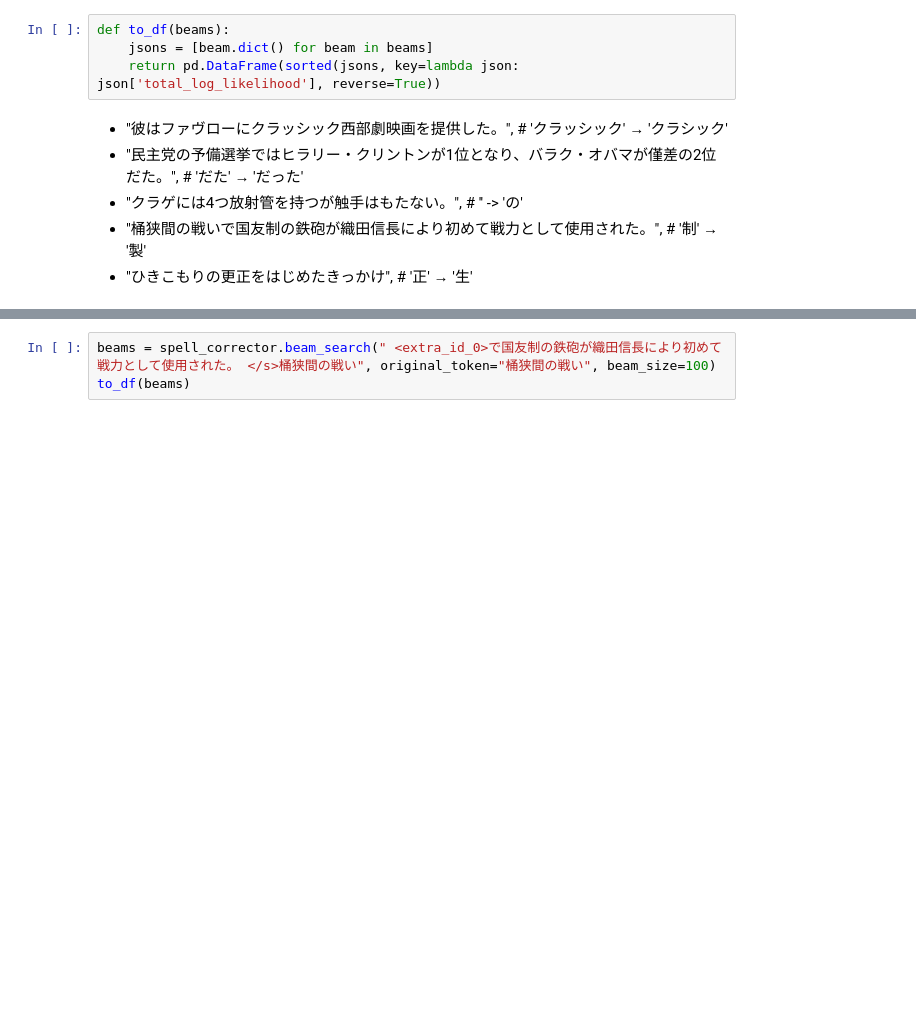
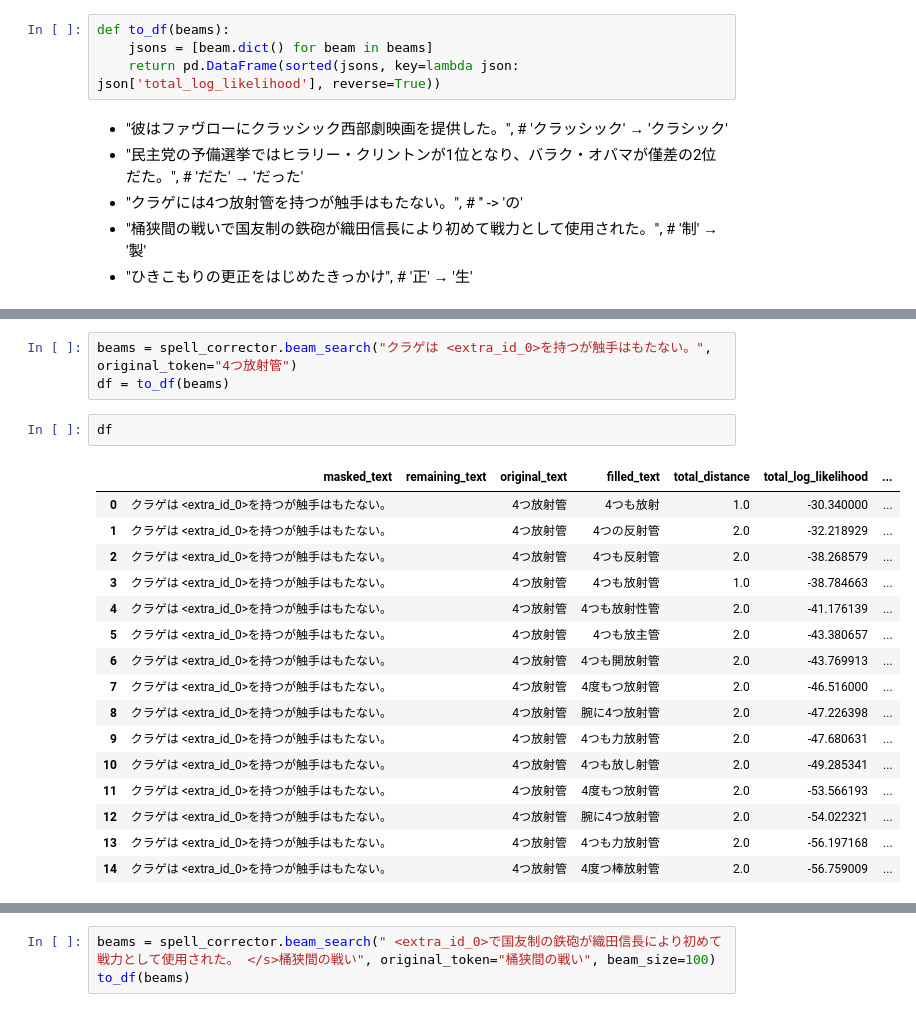
Before and after one commit to tyo-yo/spell_correction, a Jupyter notebook: notebooks/analyze_mt5_small_matching.ipynb, the cells around one changed output, grey strips where cells are left out. Drawn from its saved outputs; the diff is of its cells as text; blank space fills up the shorter version.

```diff
--- a/notebooks/analyze_mt5_small_matching.ipynb
+++ b/notebooks/analyze_mt5_small_matching.ipynb
@@ -156,0 +257,22 @@ to_df(beams).head(n=20)
+# %%
+beams = spell_corrector.beam_search("クラゲは <extra_id_0>を持つが触手はもたない。", original_token="4つ放射管")
+df = to_df(beams)
+# %%
+df
+# %% [output]
+|  | masked_text | remaining_text | original_text | filled_text | total_distance | total_log_likelihood | ... |
+| 0 | クラゲは <extra_id_0>を持つが触手はもたない。 |  | 4つ放射管 | 4つも放射 | 1.0 | -30.340000 | ... |
+| 1 | クラゲは <extra_id_0>を持つが触手はもたない。 |  | 4つ放射管 | 4つの反射管 | 2.0 | -32.218929 | ... |
+| 2 | クラゲは <extra_id_0>を持つが触手はもたない。 |  | 4つ放射管 | 4つも反射管 | 2.0 | -38.268579 | ... |
+| 3 | クラゲは <extra_id_0>を持つが触手はもたない。 |  | 4つ放射管 | 4つも放射管 | 1.0 | -38.784663 | ... |
+| 4 | クラゲは <extra_id_0>を持つが触手はもたない。 |  | 4つ放射管 | 4つも放射性管 | 2.0 | -41.176139 | ... |
+| 5 | クラゲは <extra_id_0>を持つが触手はもたない。 |  | 4つ放射管 | 4つも放主管 | 2.0 | -43.380657 | ... |
+| 6 | クラゲは <extra_id_0>を持つが触手はもたない。 |  | 4つ放射管 | 4つも開放射管 | 2.0 | -43.769913 | ... |
+| 7 | クラゲは <extra_id_0>を持つが触手はもたない。 |  | 4つ放射管 | 4度もつ放射管 | 2.0 | -46.516000 | ... |
+| 8 | クラゲは <extra_id_0>を持つが触手はもたない。 |  | 4つ放射管 | 腕に4つ放射管 | 2.0 | -47.226398 | ... |
+| 9 | クラゲは <extra_id_0>を持つが触手はもたない。 |  | 4つ放射管 | 4つも力放射管 | 2.0 | -47.680631 | ... |
+| 10 | クラゲは <extra_id_0>を持つが触手はもたない。 |  | 4つ放射管 | 4つも放し射管 | 2.0 | -49.285341 | ... |
+| 11 | クラゲは <extra_id_0>を持つが触手はもたない。 |  | 4つ放射管 | 4度もつ放射管 | 2.0 | -53.566193 | ... |
+| 12 | クラゲは <extra_id_0>を持つが触手はもたない。 |  | 4つ放射管 | 腕に4つ放射管 | 2.0 | -54.022321 | ... |
+| 13 | クラゲは <extra_id_0>を持つが触手はもたない。 |  | 4つ放射管 | 4つも力放射管 | 2.0 | -56.197168 | ... |
+| 14 | クラゲは <extra_id_0>を持つが触手はもたない。 |  | 4つ放射管 | 4度つ棒放射管 | 2.0 | -56.759009 | ... |
```
Also changed, not shown: parts of 19 cells of this notebook, 1 other file.
